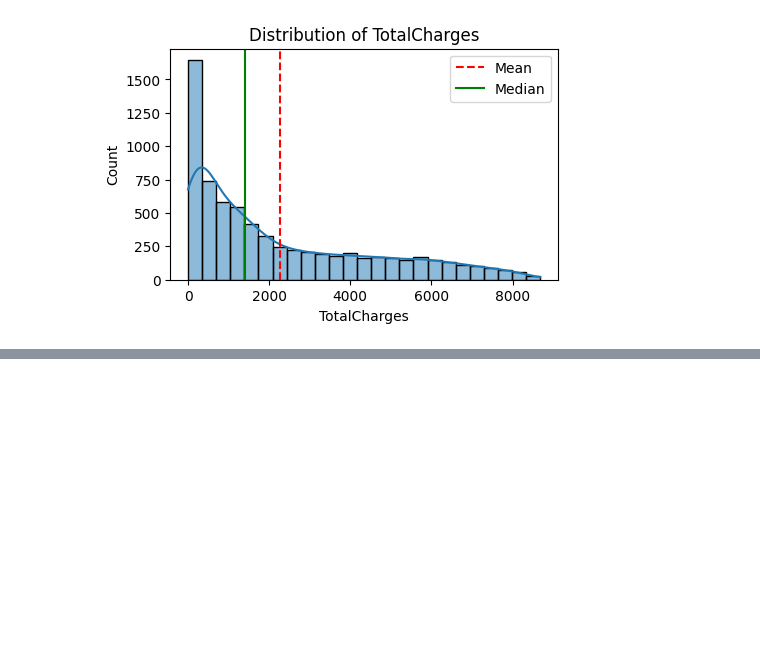
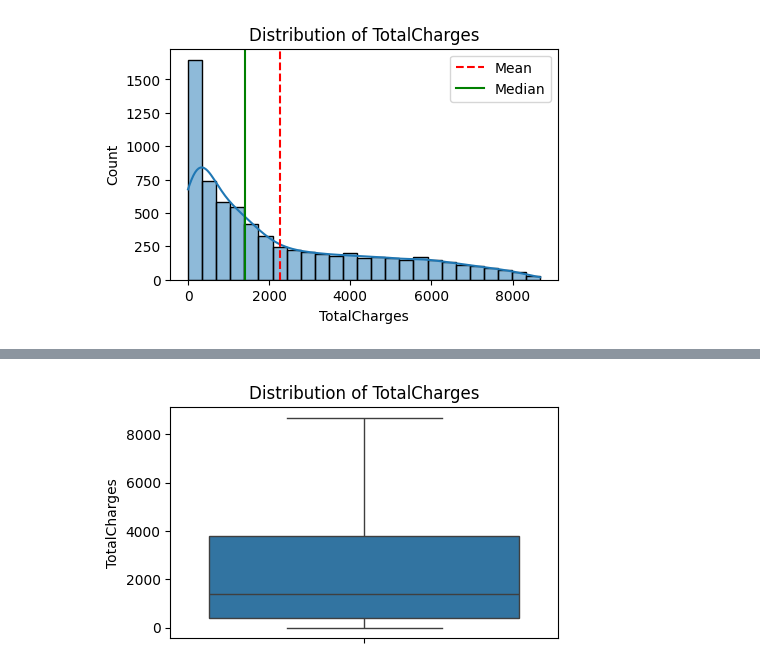
Before and after one commit to rudranarayan-01/Customer-Churn-Prediction, a Jupyter notebook: Untitled.ipynb, the cells around one changed output, grey strips where cells are left out. Saved outputs shown, nothing was run; the diff lists cells and outputs as text; code cells hidden in the pictures; blank space fills up the shorter version.

```diff
--- a/Untitled.ipynb
+++ b/Untitled.ipynb
@@ -301,0 +319,4 @@ plot_histogram(df, "TotalCharges")
+# %%
+box_plot(df, "TotalCharges")
+# %% [output]
+[figure, added]
```
Also changed, not shown: parts of 5 cells of this notebook.
